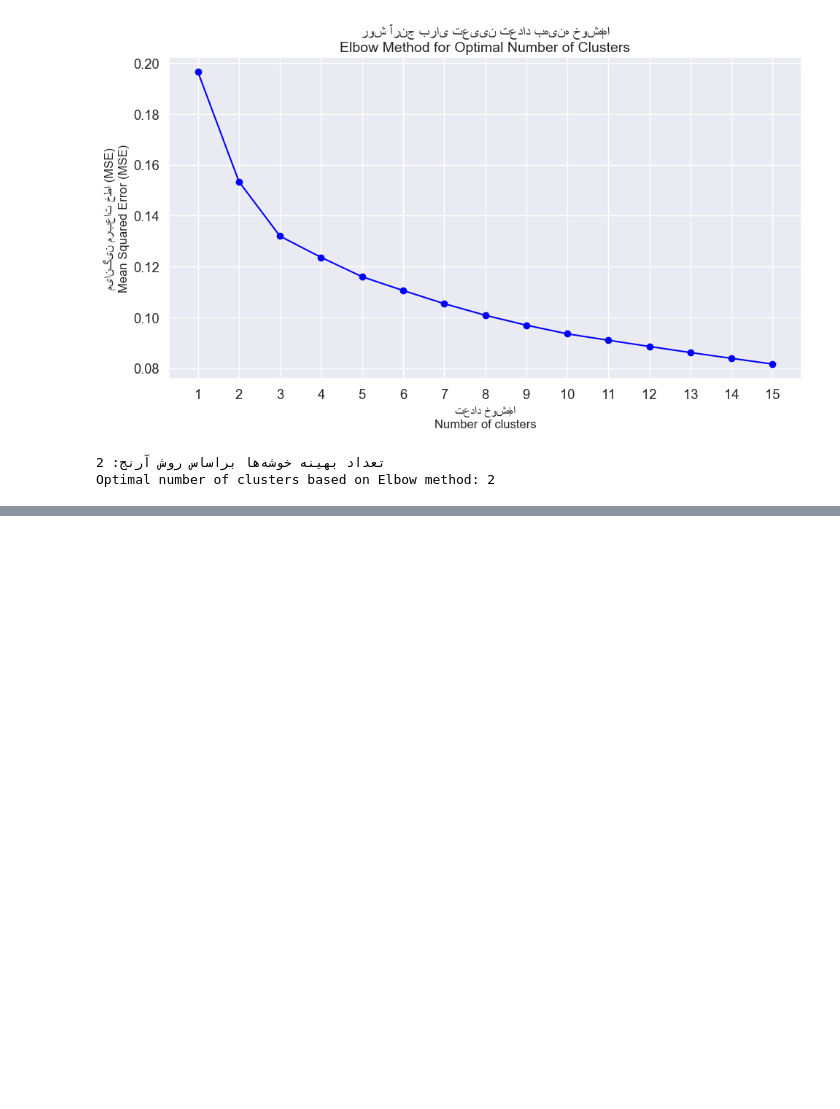
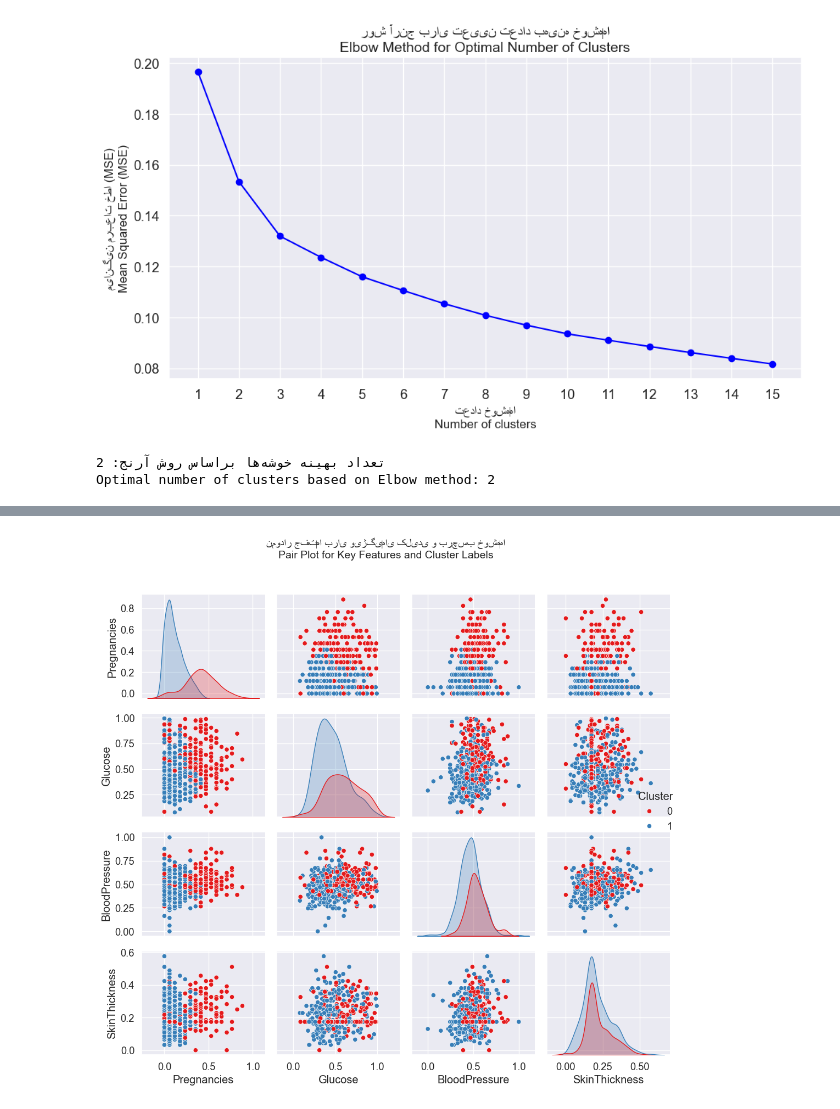
Before and after one commit to MahyadSaedpanah/ML---Pima-Indian-Diabetes, a Jupyter notebook: Clustering.ipynb, the cells around one changed output, grey strips where cells are left out. Drawn from its saved outputs; the diff is of its cells as text; code cells hidden in the pictures; blank space fills up the shorter version.

```diff
--- a/Clustering.ipynb
+++ b/Clustering.ipynb
@@ -150,0 +182,12 @@ Optimal number of clusters based on Elbow method: 2
+# %%
+# افزودن برچسب‌های خوشه به دیتافریم اصلی
+# Add cluster labels to the original dataframe
+df_with_clusters = df.copy()
+df_with_clusters['Cluster'] = kmeans_labels
+
+# تحلیل ویژگی‌های هر خوشه
+# Analyze features of each cluster
+cluster_stats = df_with_clusters.groupby('Cluster').mean()
+print("\nمیانگین ویژگی‌ها در هر خوشه:")
+print("Average features in each cluster:")
+print(cluster_stats)
@@ -150,0 +322,24 @@ Optimal number of clusters based on Elbow method: 2
+# %%
+# ارتباط بین ویژگی‌ها و برچسب خوشه‌ها با نمودار جفت‌ها
+# Relationship between features and cluster labels with pair plot
+# انتخاب تصادفی بخشی از داده‌ها برای نمودار جفت‌ها (برای سرعت بیشتر)
+# Randomly select a subset of data for pair plot (for better speed)
+sample_idx = np.random.choice(len(df_with_clusters), size=min(500, len(df_with_clusters)), replace=False)
+df_sample = df_with_clusters.iloc[sample_idx]
+
+# انتخاب ویژگی‌های مهم براساس تأثیر در خوشه‌بندی
+# Select important features based on impact on clustering
+# اگر تعداد ویژگی‌ها زیاد است، فقط تعدادی از آن‌ها را انتخاب می‌کنیم
+# If there are many features, we select only some of them
+if len(feature_names) > 4:
+    # مثال: انتخاب 4 ویژگی اول
+    # Example: select the first 4 features
+    selected_features = feature_names[:4]
+else:
+    selected_features = feature_names
+
+sns.pairplot(df_sample, vars=selected_features, hue='Cluster', palette='Set1', diag_kind='kde', height=2.5)
+plt.suptitle('نمودار جفت‌ها برای ویژگی‌های کلیدی و برچسب خوشه‌ها\nPair Plot for Key Features and Cluster Labels', y=1.02, fontsize=14)
+plt.tight_layout()
+# %% [output]
+[figure, added]
```
Also changed, not shown: parts of 9 cells of this notebook.
